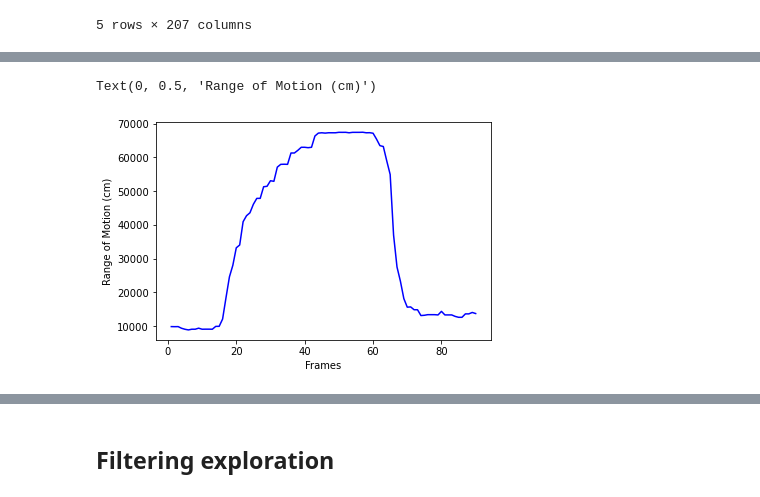
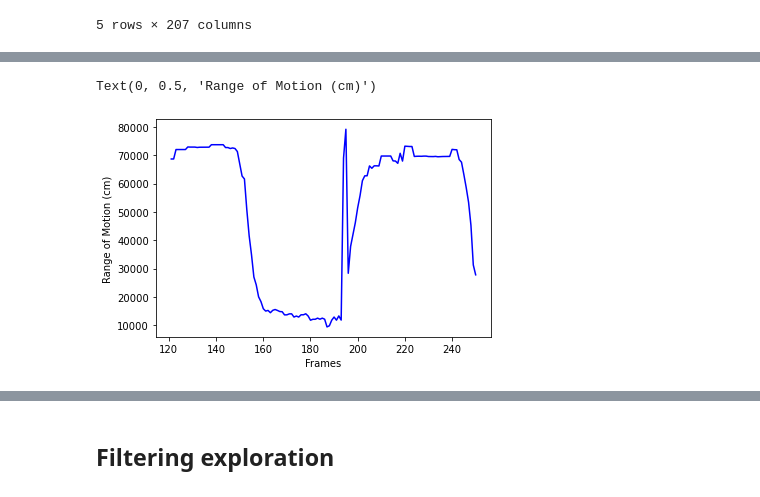
Before and after one commit to denizjafari/ClinicalScore, a Jupyter notebook: FeatureEngTesting.ipynb, the cells around one changed output, grey strips where cells are left out. Saved outputs shown, nothing was run; the diff lists cells and outputs as text; code cells hidden in the pictures.

```diff
--- a/FeatureEngTesting.ipynb
+++ b/FeatureEngTesting.ipynb
@@ -511,9 +509,9 @@ df_l.head()
 # %%
 #for rep in df_f['rep'].unique():
 
-plt.plot(df_l['Vert_Lip_Motion'][0:90],'b')
+plt.plot(df_l['Vert_Lip_Motion'][120:250],'b')
 plt.xlabel('Frames')
 plt.ylabel('Range of Motion (cm)')
 # %% [output]
 Text(0, 0.5, 'Range of Motion (cm)')
-[figure, old version]
+[figure, new version]
```
Also changed, not shown: parts of 18 cells of this notebook, 1 other file.
